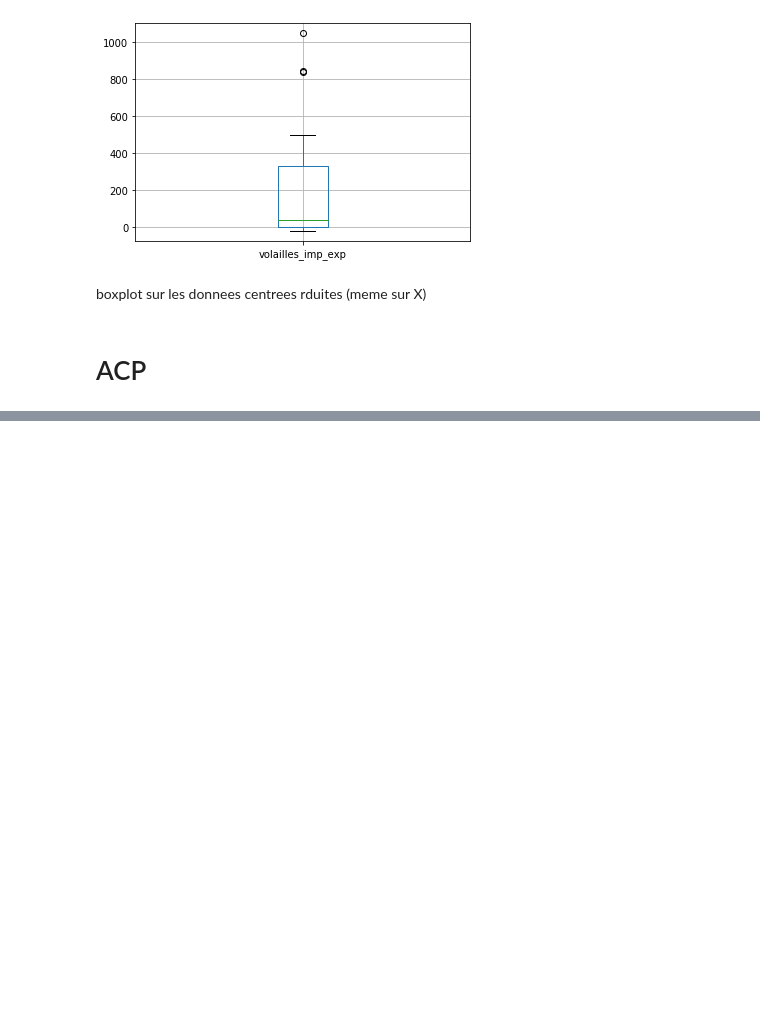
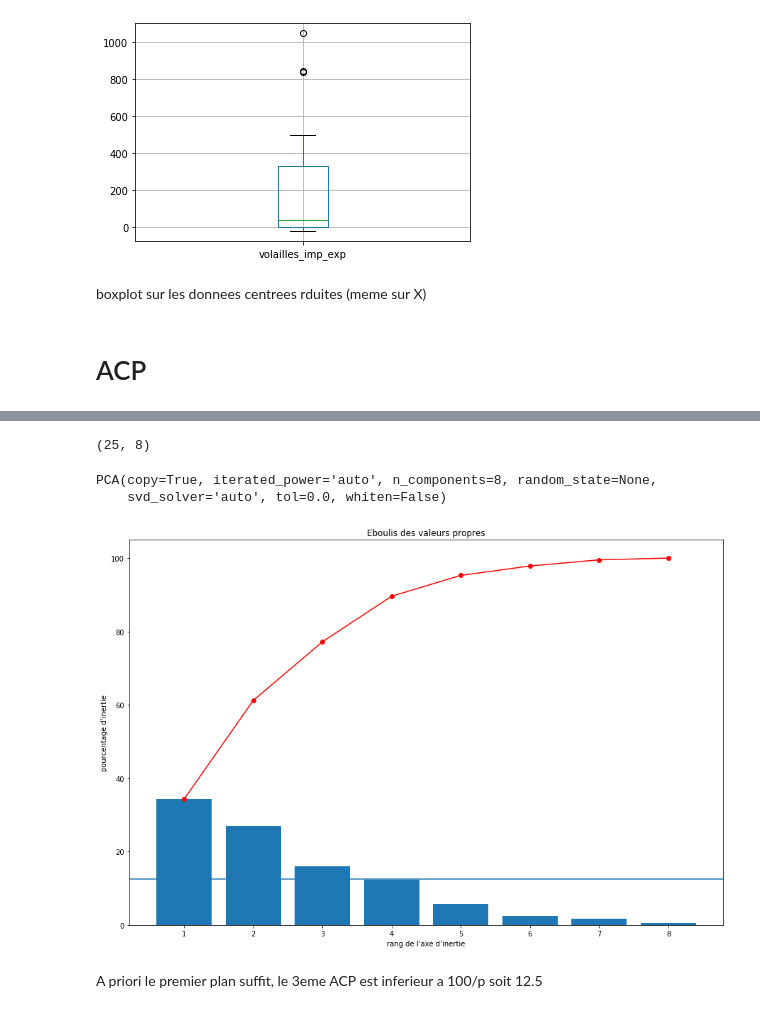
Before and after one commit to Sh4mSh4m/OCR_DA_proj5, a Jupyter notebook: Projet 5 - Etude de marche Loco Pollo.ipynb, the cells around one changed output, grey strips where cells are left out. Cells and saved outputs as stored; diff of their text form; code cells hidden in the pictures; blank space fills up the shorter version.

```diff
--- a/Projet 5 - Etude de marche Loco Pollo.ipynb
+++ b/Projet 5 - Etude de marche Loco Pollo.ipynb
@@ -802,0 +813,26 @@ boxplot sur les donnees centrees rduites (meme sur X)
+# %%
+acp_countries_lst = df_acp.index
+acp_countries_index = acp_countries_lst.tolist()
+n_comp = 8 # 8 variables
+# %%
+X_ACP = df_acp.values
+X_ACP.shape
+# %% [output]
+(25, 8)
+# %%
+acp_std_scale = preprocessing.StandardScaler().fit(X_ACP)
+acp_X_scaled = acp_std_scale.transform(X_ACP)
+# %%
+pca = decomposition.PCA(n_components=n_comp)
+pca.fit(acp_X_scaled)
+# %% [output]
+PCA(copy=True, iterated_power='auto', n_components=8, random_state=None,
+    svd_solver='auto', tol=0.0, whiten=False)
+# %%
+fig3_1 = plt.figure(figsize=(15, 10))
+plt.axhline(12.5)
+display_scree_plot(pca)
+# %% [output]
+[figure, added]
+# %% [markdown]
+A priori le premier plan suffit, le 3eme ACP est inferieur a 100/p soit 12.5
```
Also changed, not shown: parts of 9 cells of this notebook, 3 other files.
